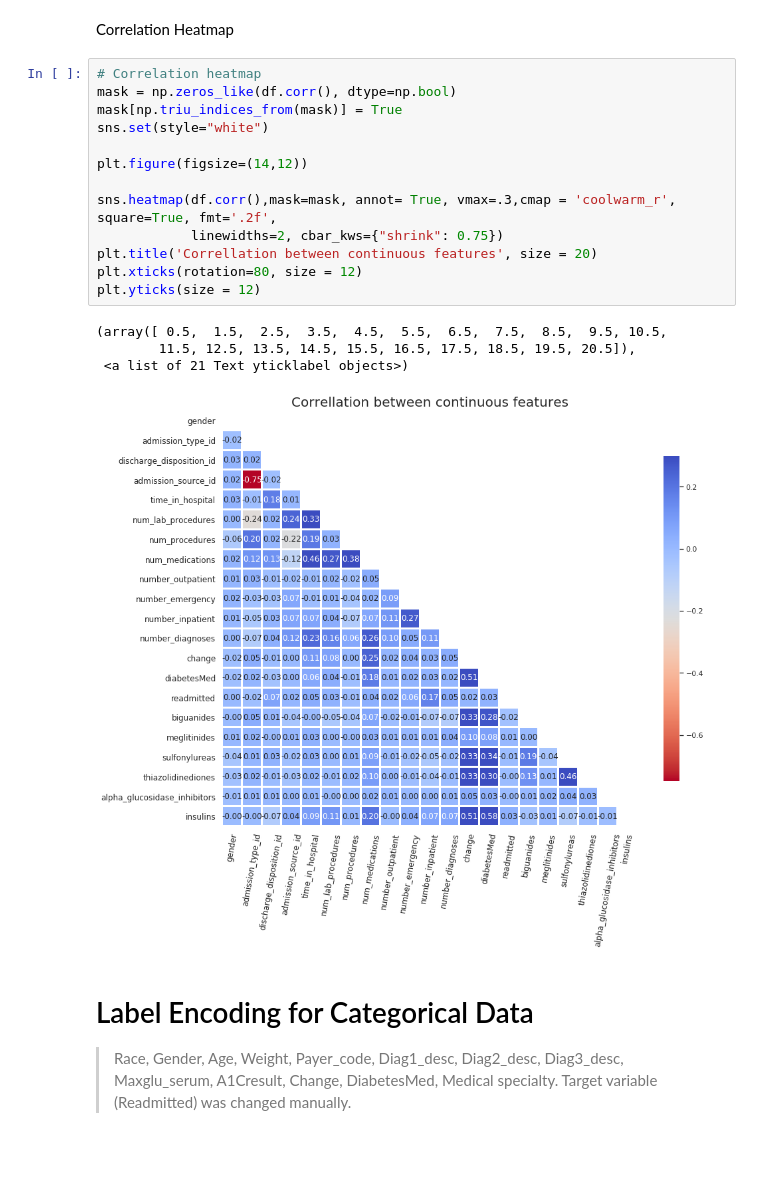
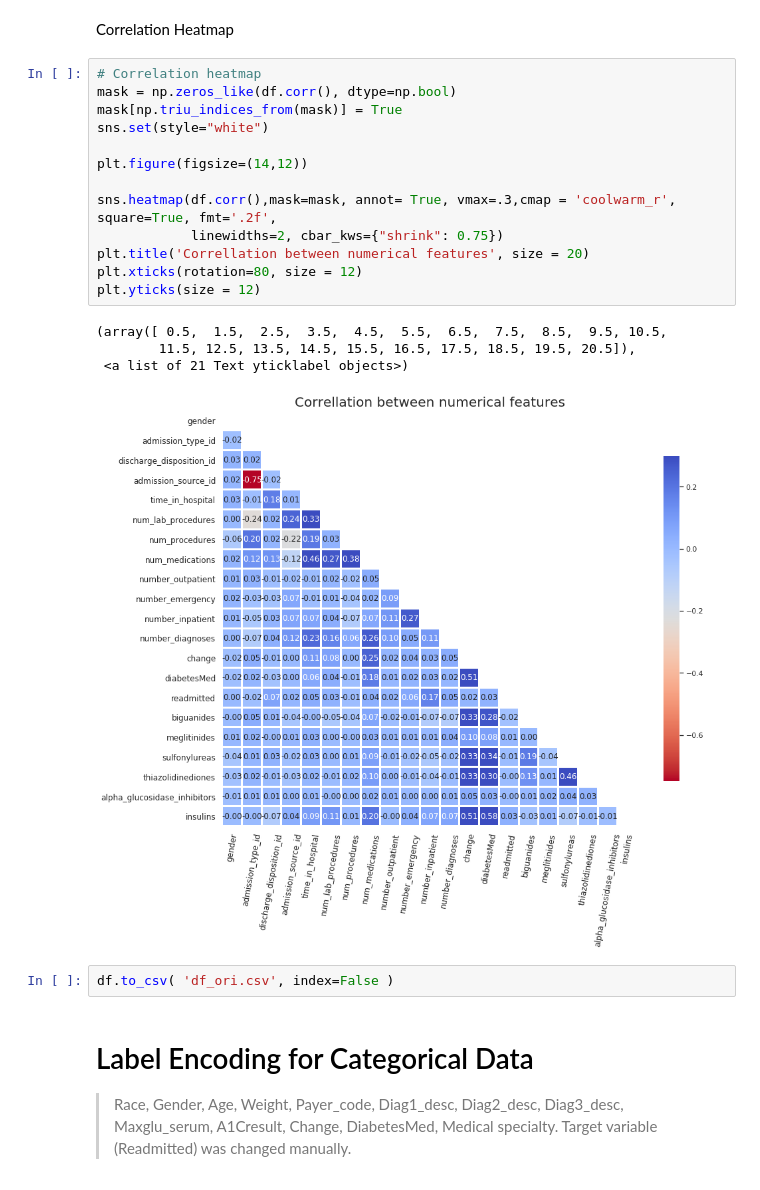
Before and after one commit to agaujean9/Hospital-Readmissions-Classifier, a Jupyter notebook: Readmissions.ipynb, the cells around one changed output. Drawn from its saved outputs; the diff is of its cells as text; blank space fills up the shorter version.

```diff
--- a/Readmissions.ipynb
+++ b/Readmissions.ipynb
@@ -339,21 +341,23 @@ Correlation Heatmap
 # %%
 # Correlation heatmap
 mask = np.zeros_like(df.corr(), dtype=np.bool)
 mask[np.triu_indices_from(mask)] = True
 sns.set(style="white")
 
 plt.figure(figsize=(14,12))
 
 sns.heatmap(df.corr(),mask=mask, annot= True, vmax=.3,cmap = 'coolwarm_r', square=True, fmt='.2f',
             linewidths=2, cbar_kws={"shrink": 0.75})
-plt.title('Correllation between continuous features', size = 20)
+plt.title('Correllation between numerical features', size = 20)
 plt.xticks(rotation=80, size = 12)
 plt.yticks(size = 12)
 # %% [output]
 (array([ 0.5,  1.5,  2.5,  3.5,  4.5,  5.5,  6.5,  7.5,  8.5,  9.5, 10.5,
         11.5, 12.5, 13.5, 14.5, 15.5, 16.5, 17.5, 18.5, 19.5, 20.5]),
  <a list of 21 Text yticklabel objects>)
-[figure, old version]
+[figure, new version]
+# %%
+df.to_csv( 'df_ori.csv', index=False )
 # %% [markdown]
 # Label Encoding for Categorical Data
 
```
Also changed, not shown: parts of 67 cells of this notebook, 1 other file.
